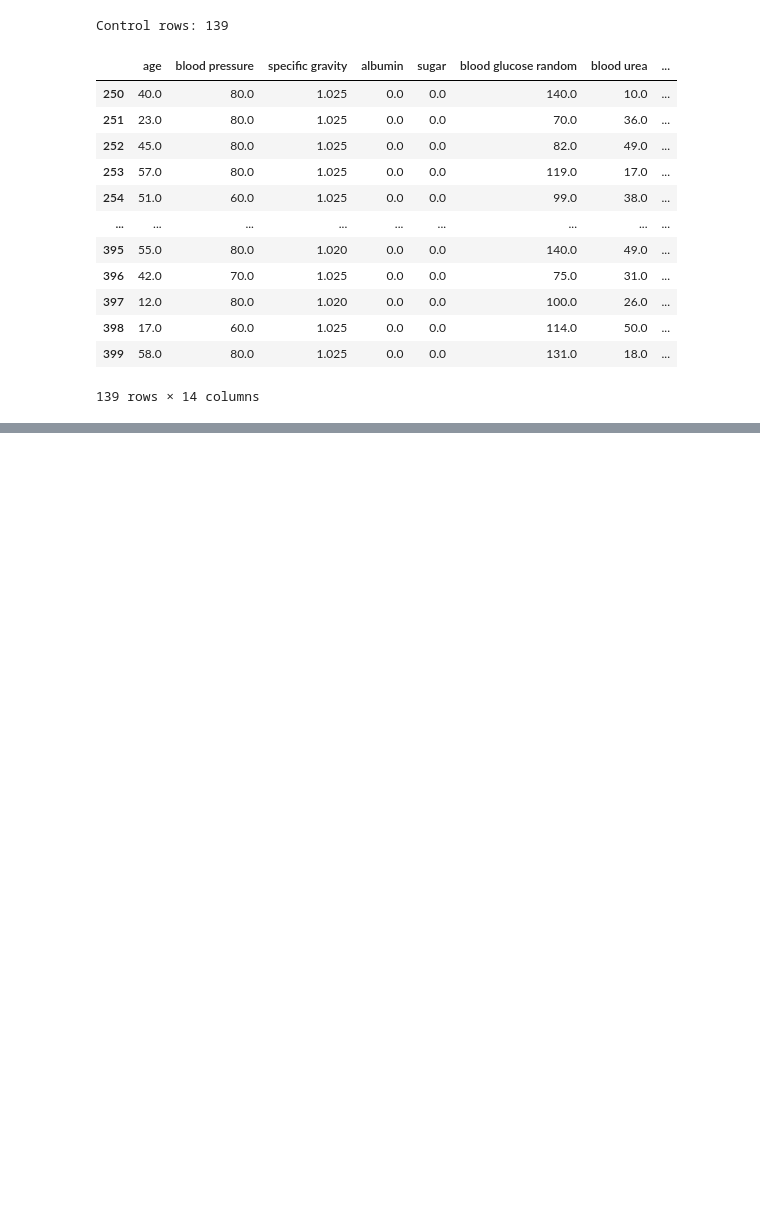
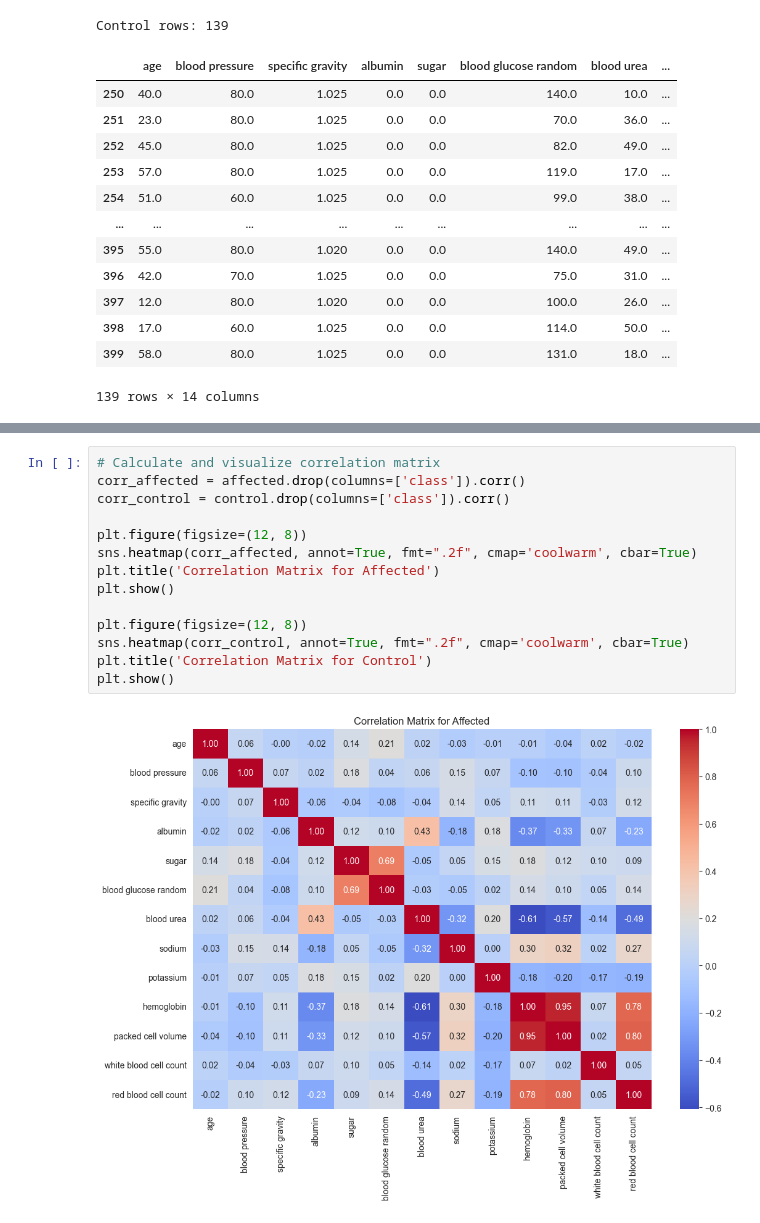
Before and after one commit to kismet85/dkkoAssignments, a Jupyter notebook: AssignmentDataPreprocessing.ipynb, the cells around one changed output, grey strips where cells are left out. Cells and saved outputs as stored; diff of their text form; blank space fills up the shorter version.

Commit message:
head matrix added

```diff
--- a/AssignmentDataPreprocessing.ipynb
+++ b/AssignmentDataPreprocessing.ipynb
@@ -127,3 +127,19 @@ for column in numerical_columns:
 [figure]
 [figure]
 [figure]
+# %%
+# Calculate and visualize correlation matrix
+corr_affected = affected.drop(columns=['class']).corr()
+corr_control = control.drop(columns=['class']).corr()
+
+plt.figure(figsize=(12, 8))
+sns.heatmap(corr_affected, annot=True, fmt=".2f", cmap='coolwarm', cbar=True)
+plt.title('Correlation Matrix for Affected')
+plt.show()
+
+plt.figure(figsize=(12, 8))
+sns.heatmap(corr_control, annot=True, fmt=".2f", cmap='coolwarm', cbar=True)
+plt.title('Correlation Matrix for Control')
+plt.show()
+# %% [output]
+[figure, added]
```
Also changed, not shown: parts of 2 cells of this notebook.
